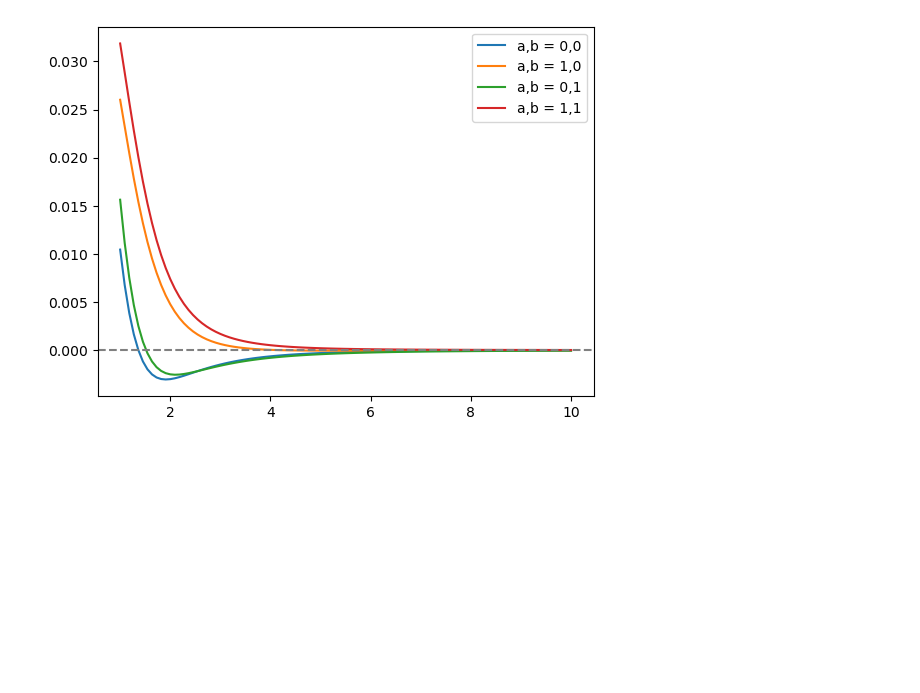
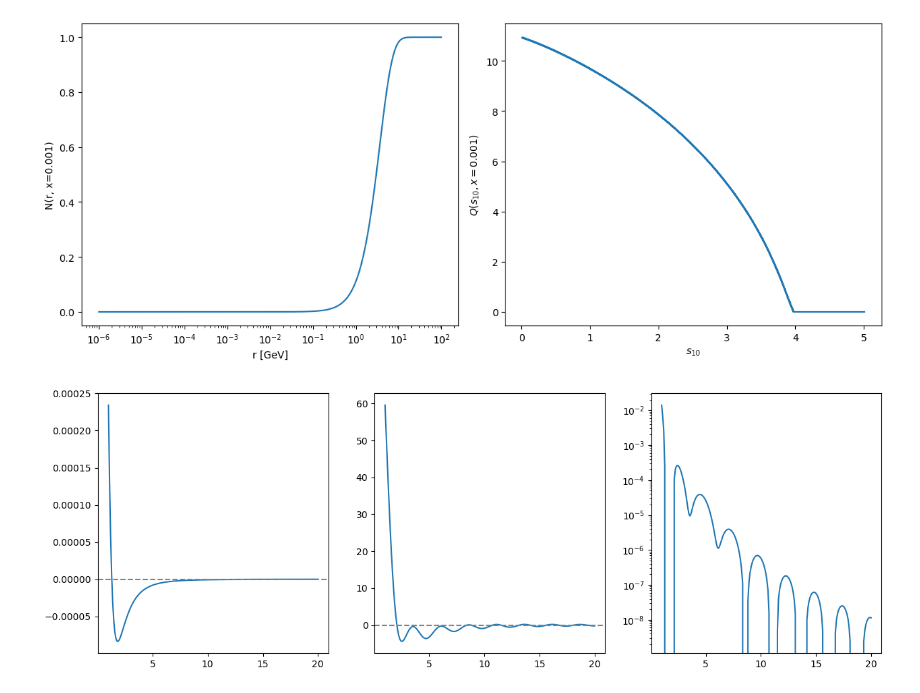
Before and after one commit to brandonmanley/dijet_DSA, a Jupyter notebook: bmanley/DSA_testing.ipynb, the cells around one changed output. Saved outputs shown, nothing was run; the diff lists cells and outputs as text; code cells hidden in the pictures; blank space fills up the shorter version.

```diff
--- a/bmanley/DSA_testing.ipynb
+++ b/bmanley/DSA_testing.ipynb
@@ -47,0 +28,23 @@ for ipT in pT_values:
+# %%
+# to make sure we imported correctly, let's plot the dipoles as a function of r (N) and s_{10} (PDAs)
+
+fig, axes = plt.subplots(1, 2, figsize=(12, 5))
+
+N_test = Ndipole_df[np.isclose(Ndipole_df['xBj'], 0.001, atol=1e-7)]
+axes[0].plot(np.exp(N_test['ln(r)']), N_test['N[ln(r)]'])
+axes[0].semilogx()
+axes[0].set_xlabel('r [GeV]')
+axes[0].set_ylabel('N(r, x=0.001)')
+
+
+test_eta = np.sqrt((0.25*3.0)/(2*np.pi))*np.log(10/0.0001)
+Q_test = pdipole_dfs[np.isclose(pdipole_dfs['eta'], test_eta, atol=delta*0.99)]
+axes[1].plot(Q_test['s10'], np.log(np.abs(Q_test['Q'])))
+# axes[1].semilogx()
+axes[1].set_xlabel(r'$s_{10}$')
+axes[1].set_ylabel(r'$Q(s_{10}, x = 0.001)$')
+
+plt.tight_layout()
+plt.show()
+# %% [output]
+[figure, added]
@@ -48,10 +95,28 @@ for ipT in pT_values:
+# %%
+# compute db transform
+
+pT_values = np.linspace(1,20,200)
+testN = [double_bessel(ipT, np.sqrt(10), 0.2, 0.01, [0,0,0,0], 'N') for ipT in pT_values]
+testQ = [double_bessel(ipT, np.sqrt(10), 0.2, 0.01, [0,0,0,0], 'Q') for ipT in pT_values]
 # %%
-plt.plot(pT_values, N_pTs[0], label = "a,b = 0,0")
-plt.plot(pT_values, N_pTs[1], label = "a,b = 1,0")
-plt.plot(pT_values, N_pTs[2], label = "a,b = 0,1")
-plt.plot(pT_values, N_pTs[3], label = "a,b = 1,1")
-plt.legend()
-plt.axhline(y=0, color='grey', linestyle='--', linewidth=1.5)
+fig, axes = plt.subplots(1, 3, figsize=(15, 5))
+
+axes[0].plot(pT_values, testN)
+axes[0].axhline(y=0, color='grey', linestyle='--')
+
+axes[1].plot(pT_values, testQ)
+axes[1].axhline(y=0, color='grey', linestyle='--')
+# axes[1].semilogy()
+
+axes[2].plot(pT_values, np.array(testN)*np.array(testQ))
+axes[2].axhline(y=0, color='grey', linestyle='--')
+axes[2].semilogy()
+
+# plt.plot(pT_values, N_pTs[1], label = "Q, a,b = 1,0")
+# plt.plot(pT_values, N_pTs[2], label = "a,b = 0,1")
+# plt.plot(pT_values, N_pTs[3], label = "a,b = 1,1")
+# plt.legend()
+plt.axhline(y=0, color='grey', linestyle='--')
 plt.show()
 # %% [output]
-[figure, old version]
+[figure, new version]
```
Also changed, not shown: parts of 18 cells of this notebook.
